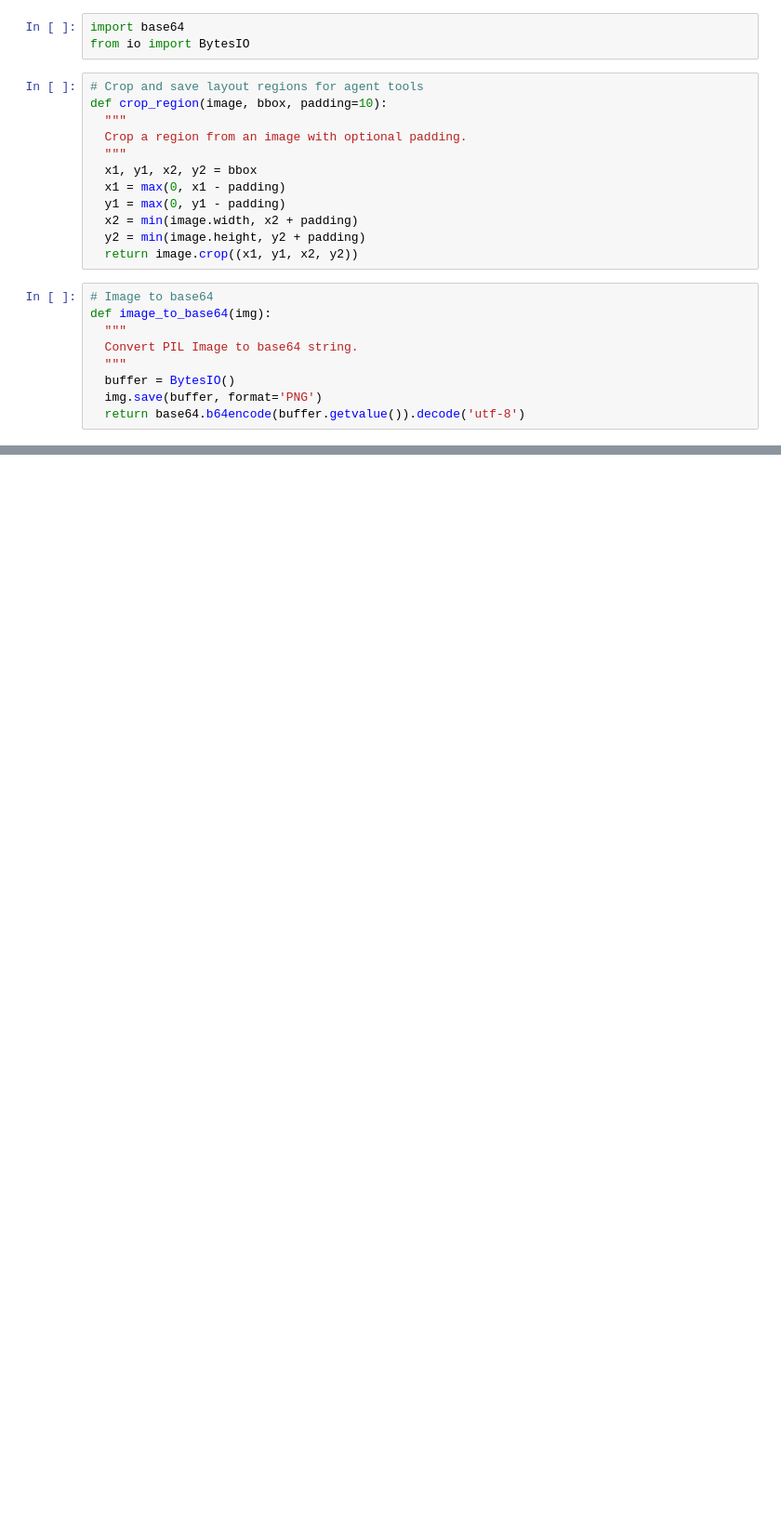
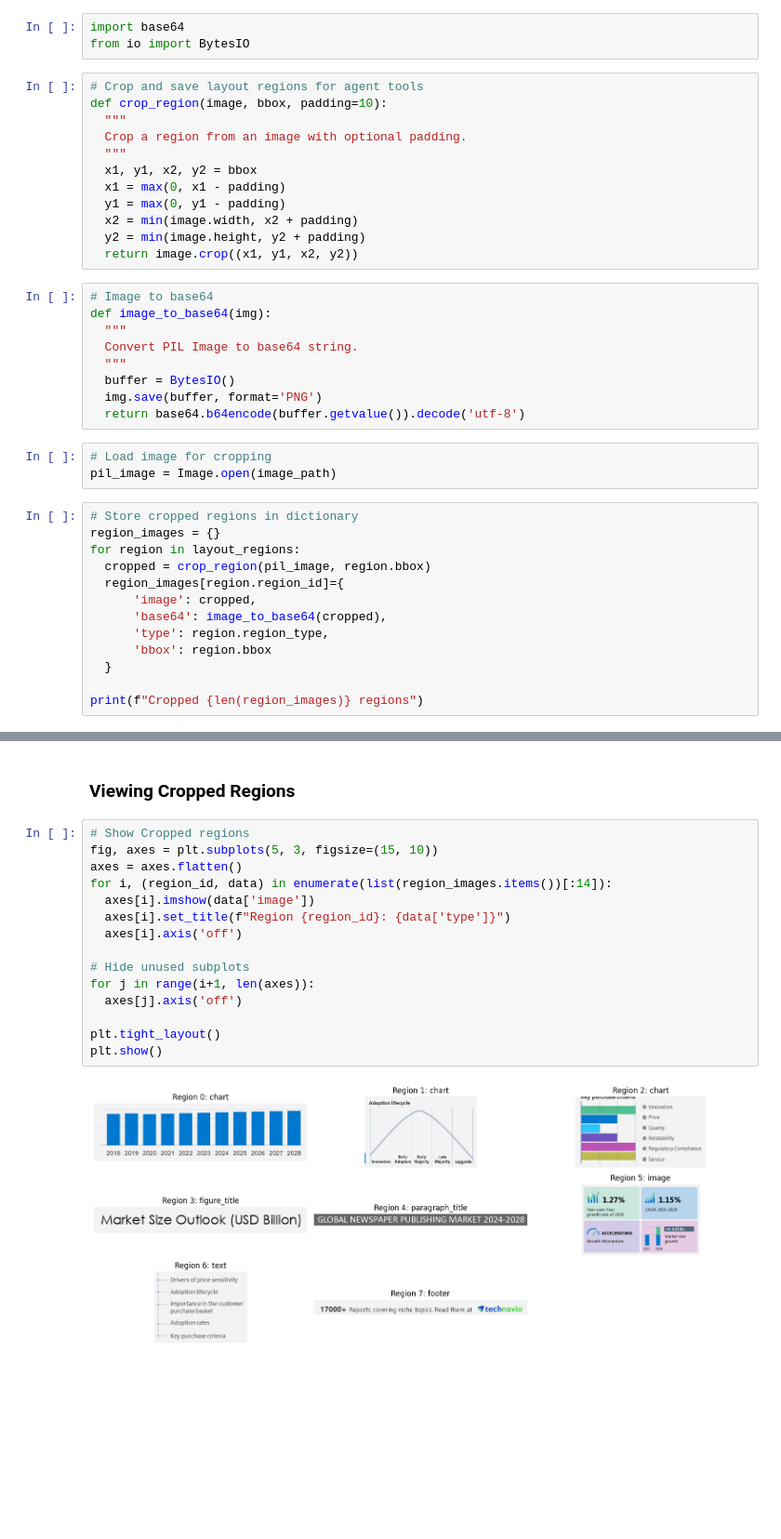
Before and after one commit to nawroz-m/ML_learning, a Jupyter notebook: Building_Agentic_Document_Understanding.ipynb, the cells around one changed output, grey strips where cells are left out. Shown at 93% size. Saved outputs shown, nothing was run; the diff lists cells and outputs as text; blank space fills up the shorter version.

Commit message:
update: display regions

```diff
--- a/Building_Agentic_Document_Understanding.ipynb
+++ b/Building_Agentic_Document_Understanding.ipynb
@@ -447,3 +446,19 @@ def image_to_base64(img):
   buffer = BytesIO()
   img.save(buffer, format='PNG')
   return base64.b64encode(buffer.getvalue()).decode('utf-8')
+# %%
+# Load image for cropping
+pil_image = Image.open(image_path)
+# %%
+# Store cropped regions in dictionary
+region_images = {}
+for region in layout_regions:
+  cropped = crop_region(pil_image, region.bbox)
+  region_images[region.region_id]={
+      'image': cropped,
+      'base64': image_to_base64(cropped),
+      'type': region.region_type,
+      'bbox': region.bbox
+  }
+
+print(f"Cropped {len(region_images)} regions")
@@ -449,0 +470,19 @@ def image_to_base64(img):
+# %% [markdown]
+### Viewing Cropped Regions
+# %%
+# Show Cropped regions
+fig, axes = plt.subplots(5, 3, figsize=(15, 10))
+axes = axes.flatten()
+for i, (region_id, data) in enumerate(list(region_images.items())[:14]):
+  axes[i].imshow(data['image'])
+  axes[i].set_title(f"Region {region_id}: {data['type']}")
+  axes[i].axis('off')
+
+# Hide unused subplots
+for j in range(i+1, len(axes)):
+  axes[j].axis('off')
+
+plt.tight_layout()
+plt.show()
+# %% [output]
+[figure, added]
```
Also changed, not shown: parts of 11 cells of this notebook.
